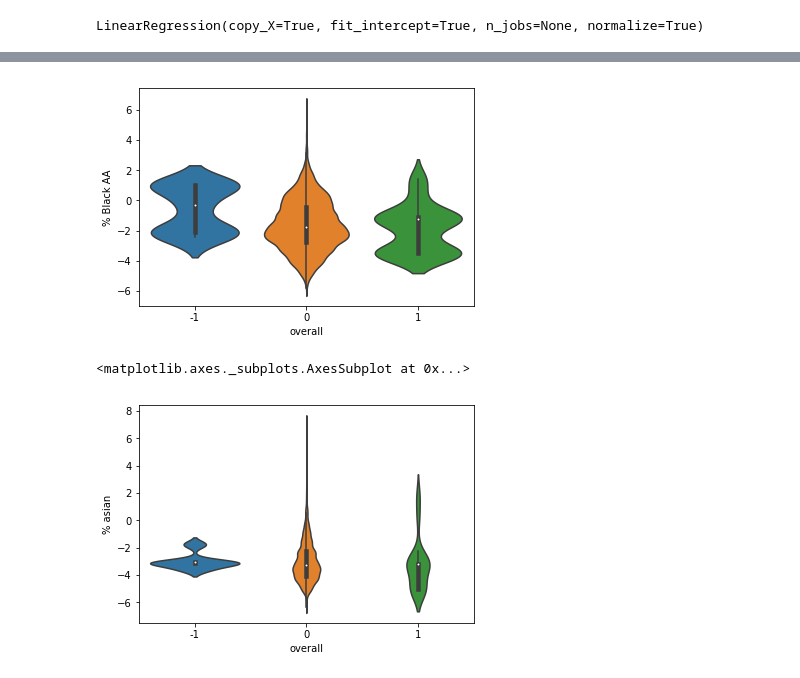
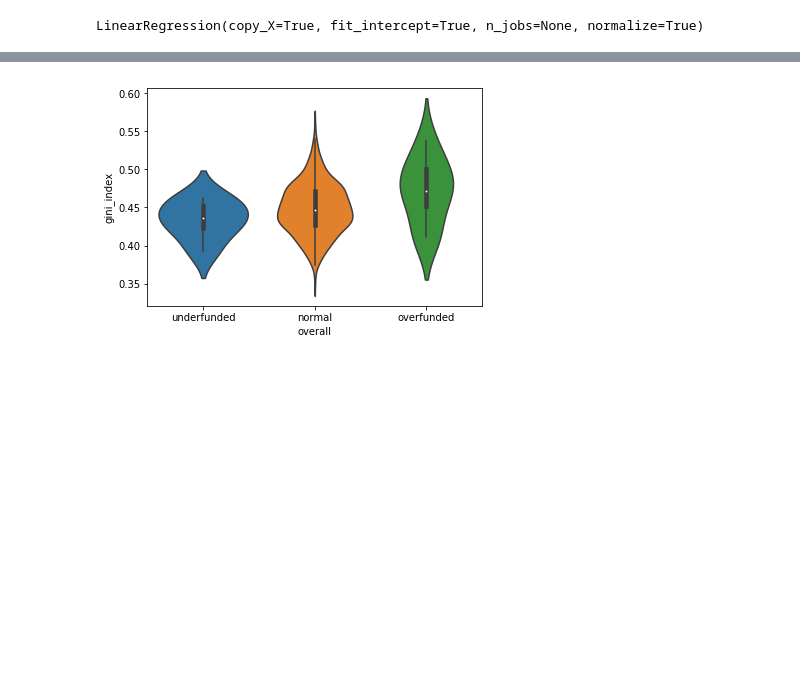
Before and after one commit to MLenaBleile/ConsultingProject, a Jupyter notebook: OutlierAnalysis.ipynb, the cells around one changed output, grey strips where cells are left out. Saved outputs shown, nothing was run; the diff lists cells and outputs as text; code cells hidden in the pictures; blank space fills up the shorter version.

Commit message:
with gini idx

```diff
--- a/OutlierAnalysis.ipynb
+++ b/OutlierAnalysis.ipynb
@@ -39,6 +46,7 @@ newacs['State'] = newacs.State.apply(lambda x: x[:x.find(':')])
 newacs['county_name'] = [newacs.index[x].split(",")[0] for x in range(len(newacs.index))]
 
 newacs['State'] = newacs['State'].apply(lambda x: us_state_abbrev[x] if x in us_state_abbrev.keys() else x)
+newacs['population'] = newacs['male']+newacs['female']
 
 newacs.head()
 # %% [output]
@@ -75,0 +109,7 @@ df2 = get_county_spending()
+# %%
+dfgini2=dfgini
+dfgini2.index=dfgini2['county_name']
+dfgini2=dfgini2.drop(index=set(dfgini['county_name']).difference(county_spending['county_name']))
+print(len(dfgini2.index))
+dfgini2.index=range(len(dfgini2.index))
+dfgini2.head()
@@ -75,0 +124,7 @@ df2 = get_county_spending()
+# %%
+county_spending.index=county_spending['county_name']
+county_spending_sm= county_spending.drop(index=set(county_spending['county_name']).difference(dfgini2['county_name']))
+county_spending.index=range(len(county_spending.index))
+
+df = county_spending.drop_duplicates(subset=['county_name','State']).merge(dfgini2.drop_duplicates(subset=['county_name','State']), how="left",on=['county_name','State'])
+df.dropna().head()
@@ -154,18 +195,3 @@ Name: county_name, dtype: object
-# %%
-df['overfunded'] = (df['log amount']> df['predictions']+4*se).astype('int64')
-df['underfunded'] = (df['log amount']< df['predictions']-4*se).astype('int64')
-df['overall'] = df['overfunded']-df['underfunded']
-df['log covid cases'] = np.log(df['2021-03-21'])
-df['log disabled'] = np.log(df['people with a disability_y'])
-df['log elderly'] = np.log(df['people that are older than 65_y'])
-df['log Black AA'] = np.log(df['black or african american'])
-df['log asian'] = np.log(df['asian'])
-df['log white'] = np.log(df['white'])
-df['log indigenous'] = np.log(df['american indian and alaska native']+1)
-df['% Black AA'] = np.log(df['black or african american']/df['population'])
-df['% asian'] = np.log(df['asian']/df['population'])
-df['% hispanic'] = np.log(df['hispanic or latino'])
-#df['overfunded'][df['log amount']> df['predictions']+3*se] = 1
 # %%
 df.head()
 # %% [output]
@@ -178,8 +228,7 @@ df.head()
 # %%
-sns.violinplot(x='overall', y='% Black AA',data=df)
+ax=sns.violinplot(x='overall', y='gini_index',data=df)
+ax.set_xticklabels(['underfunded','normal','overfunded'])
 plt.show()
-sns.violinplot(x='overall', y='% asian',data=df)
+#sns.violinplot(x='overall', y='% asian',data=df)
 # %% [output]
-[figure, old version]
+[figure, new version]
-<matplotlib.axes._subplots.AxesSubplot at 0x...>
-[figure, removed]
```
Also changed, not shown: parts of 14 cells of this notebook.
